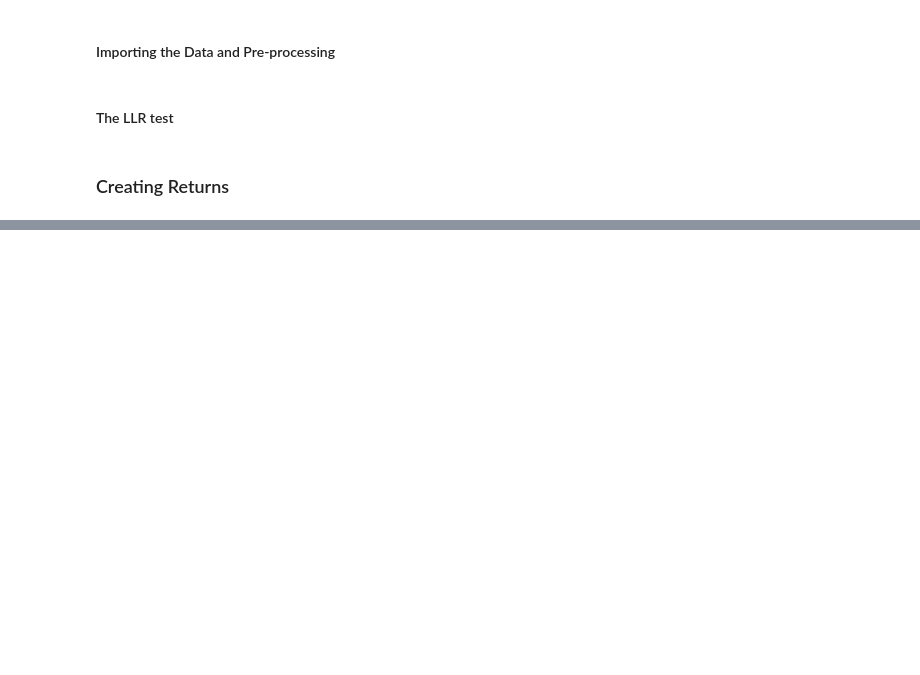
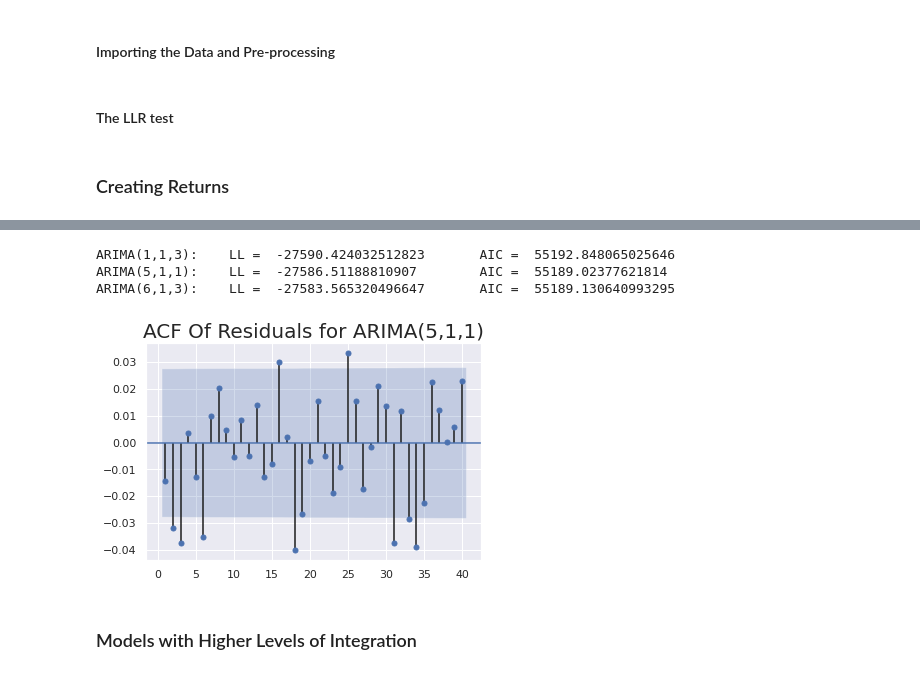
Before and after one commit to ajmal017/Time-Series-Modeling, a Jupyter notebook: 7_The_auto_regressive_integrated_moving_average_(ARIMA)_model.ipynb, the cells around one changed output, grey strips where cells are left out. Saved outputs shown, nothing was run; the diff lists cells and outputs as text; code cells hidden in the pictures; blank space fills up the shorter version.

```diff
--- a/7_The_auto_regressive_integrated_moving_average_(ARIMA)_model.ipynb
+++ b/7_The_auto_regressive_integrated_moving_average_(ARIMA)_model.ipynb
@@ -597,0 +164,5 @@ ARMA(5,1):       LL =  -7889.311282945847        AIC =  15794.622565891694
+# %%
+model_ar_5_i_1_ma_1 = ARIMA(df.market_value, order=(5,1,1))
+results_ar_5_i_1_ma_1 = model_ar_5_i_1_ma_1.fit(start_ar_lags=11)
+model_ar_6_i_1_ma_3 = ARIMA(df.market_value, order=(6,1,3))
+results_ar_6_i_1_ma_3 = model_ar_6_i_1_ma_3.fit(start_ar_lags=11)
@@ -597,0 +196,8 @@ ARMA(5,1):       LL =  -7889.311282945847        AIC =  15794.622565891694
+# %%
+print("ARIMA(1,1,3):  \t LL = ", results_ar_1_i_1_ma_3.llf, "\t AIC = ", results_ar_1_i_1_ma_3.aic)
+print("ARIMA(5,1,1):  \t LL = ", results_ar_5_i_1_ma_1.llf, "\t AIC = ", results_ar_5_i_1_ma_1.aic)
+print("ARIMA(6,1,3):  \t LL = ", results_ar_6_i_1_ma_3.llf, "\t AIC = ", results_ar_6_i_1_ma_3.aic)
+# %% [output]
+ARIMA(1,1,3):    LL =  -27590.424032512823       AIC =  55192.848065025646
+ARIMA(5,1,1):    LL =  -27586.51188810907        AIC =  55189.02377621814
+ARIMA(6,1,3):    LL =  -27583.565320496647       AIC =  55189.130640993295
@@ -597,0 +208,9 @@ ARMA(5,1):       LL =  -7889.311282945847        AIC =  15794.622565891694
+# %%
+df['res_ar_5_i_1_ma_1'] = results_ar_5_i_1_ma_1.resid
+sgt.plot_acf(df.res_ar_5_i_1_ma_1[1:], zero = False, lags = 40)
+plt.title("ACF Of Residuals for ARIMA(5,1,1)", size=20)
+plt.show()
+# %% [output]
+[figure, added]
+# %% [markdown]
+### Models with Higher Levels of Integration
```
Also changed, not shown: parts of 64 cells of this notebook.
